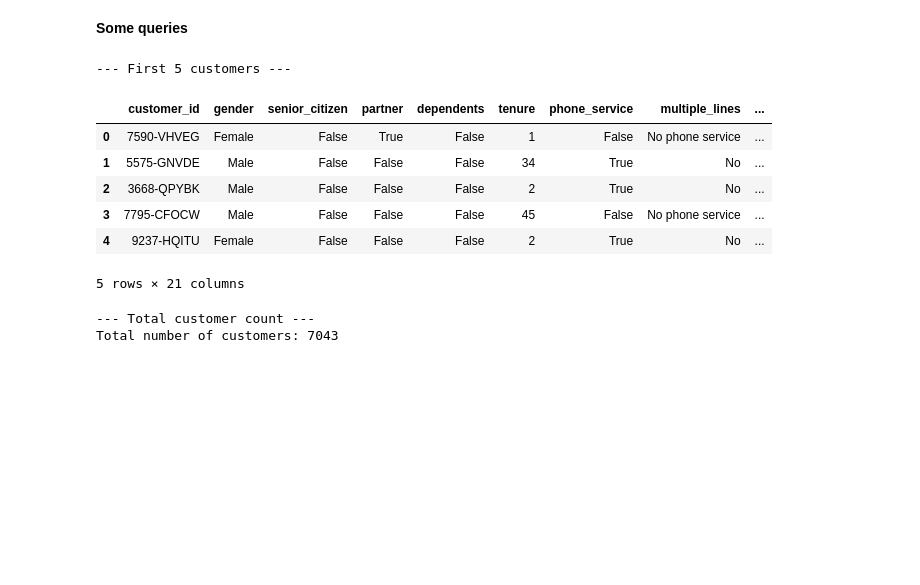
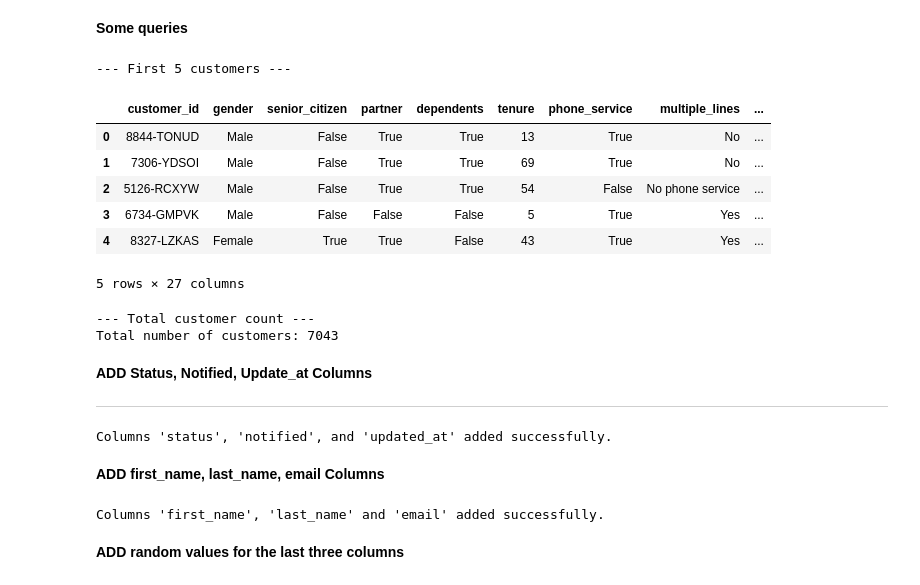
Before and after one commit to afkirmohamed11/ProjetML1UCBL1, a Jupyter notebook: ml_pipeline/experiments/AWS_DB_Creation.ipynb, the cells around one changed output. Drawn from its saved outputs; the diff is of its cells as text; code cells hidden in the pictures; blank space fills up the shorter version.

```diff
--- a/ml_pipeline/experiments/AWS_DB_Creation.ipynb
+++ b/ml_pipeline/experiments/AWS_DB_Creation.ipynb
@@ -206,48 +214,95 @@ import psycopg2
 import pandas as pd
 
 # RDS connection parameters (reusing values from kernel state)
-HOST = ""
+HOST = "mlprojectdb.cx4k04y48cjc.eu-north-1.rds.amazonaws.com"
 PORT = 5432
 DB = "telco_churn"
 USER = "postgres"
-PASSWORD = ""
+PASSWORD = "mlpipeline"
 
 # Connect to the database
 conn = psycopg2.connect(
     host=HOST,
     port=PORT,
     dbname=DB,
     user=USER,
     password=PASSWORD,
     sslmode="require"
 )
 
 cur = conn.cursor()
 
 # Query 1: Select a few customers
 print("\n--- First 5 customers ---")
 cur.execute("SELECT * FROM customers LIMIT 5;")
 columns = [desc[0] for desc in cur.description]
 rows = cur.fetchall()
 df_customers = pd.DataFrame(rows, columns=columns)
 display(df_customers)
 
 # Query 2: Count all customers
 print("\n--- Total customer count ---")
 cur.execute("SELECT COUNT(*) FROM customers;")
 count = cur.fetchone()[0]
 print(f"Total number of customers: {count}")
 
-cur.close()
-conn.close()
+# cur.close()
+# conn.close()
 # %% [output]
 --- First 5 customers ---
 |  | customer_id | gender | senior_citizen | partner | dependents | tenure | phone_service | multiple_lines | ... |
-| 0 | 7590-VHVEG | Female | False | True | False | 1 | False | No phone service | ... |
-| 1 | 5575-GNVDE | Male | False | False | False | 34 | True | No | ... |
-| 2 | 3668-QPYBK | Male | False | False | False | 2 | True | No | ... |
-| 3 | 7795-CFOCW | Male | False | False | False | 45 | False | No phone service | ... |
-| 4 | 9237-HQITU | Female | False | False | False | 2 | True | No | ... |
+| 0 | 8844-TONUD | Male | False | True | True | 13 | True | No | ... |
+| 1 | 7306-YDSOI | Male | False | True | True | 69 | True | No | ... |
+| 2 | 5126-RCXYW | Male | False | True | True | 54 | False | No phone service | ... |
+| 3 | 6734-GMPVK | Male | False | False | False | 5 | True | Yes | ... |
+| 4 | 8327-LZKAS | Female | True | True | False | 43 | True | Yes | ... |
-5 rows × 21 columns
+5 rows × 27 columns
 --- Total customer count ---
 Total number of customers: 7043
+# %% [markdown]
+**ADD Status, Notified, Update_at Columns**
+
+---
+# %%
+# Create a new cursor for schema changes
+schema_cur = conn.cursor()
+
+# Add columns: status, notified, updated_at
+alter_table_query = """
+ALTER TABLE customers
+ADD COLUMN IF NOT EXISTS status VARCHAR(20),
+ADD COLUMN IF NOT EXISTS notified BOOLEAN,
+ADD COLUMN IF NOT EXISTS updated_at TIMESTAMP DEFAULT CURRENT_TIMESTAMP;
+"""
+
+schema_cur.execute(alter_table_query)
+conn.commit()
+
+print("Columns 'status', 'notified', and 'updated_at' added successfully.")
+
+schema_cur.close()
+# %% [output]
+Columns 'status', 'notified', and 'updated_at' added successfully.
+# %% [markdown]
+**ADD first_name, last_name, email Columns**
+# %%
+# Create a new cursor for schema changes
+schema_cur = conn.cursor()
+# Add first_name and last_name columns
+alter_table_query = """
+ALTER TABLE customers
+ADD COLUMN IF NOT EXISTS first_name VARCHAR(50),
+ADD COLUMN IF NOT EXISTS last_name VARCHAR(50),
+ADD COLUMN IF NOT EXISTS email VARCHAR(50);
+"""
+
+schema_cur.execute(alter_table_query)
+conn.commit()
+
+print("Columns 'first_name', 'last_name' and 'email' added successfully.")
+
+schema_cur.close()
+# %% [output]
+Columns 'first_name', 'last_name' and 'email' added successfully.
+# %% [markdown]
+**ADD random values for the last three columns**
```
Also changed, not shown: parts of 7 cells of this notebook.
